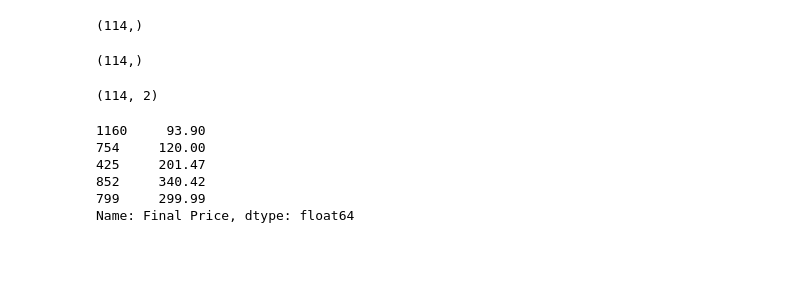
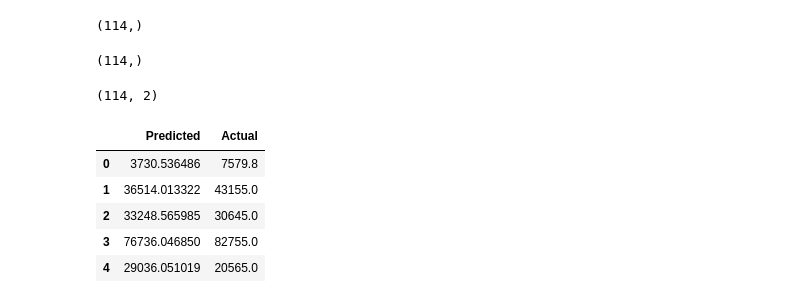
Before and after one commit to subhajit20/Learning-ML, a Jupyter notebook: Mobile Price Prediction/Mobile Price Predictor.ipynb, the cells around one changed output. Drawn from its saved outputs; the diff is of its cells as text; code cells hidden in the pictures; blank space fills up the shorter version.

```diff
--- a/Mobile Price Prediction/Mobile Price Predictor.ipynb
+++ b/Mobile Price Prediction/Mobile Price Predictor.ipynb
@@ -666,11 +675,11 @@ predicted.shape
 # %% [output]
 (114, 2)
 # %%
-y.sample(5)
+predicted.head()
 # %% [output]
-1160     93.90
-754     120.00
-425     201.47
-852     340.42
-799     299.99
-Name: Final Price, dtype: float64
+|  | Predicted | Actual |
+| 0 | 3730.536486 | 7579.8 |
+| 1 | 36514.013322 | 43155.0 |
+| 2 | 33248.565985 | 30645.0 |
+| 3 | 76736.046850 | 82755.0 |
+| 4 | 29036.051019 | 20565.0 |
```
Also changed, not shown: parts of 6 cells of this notebook.
